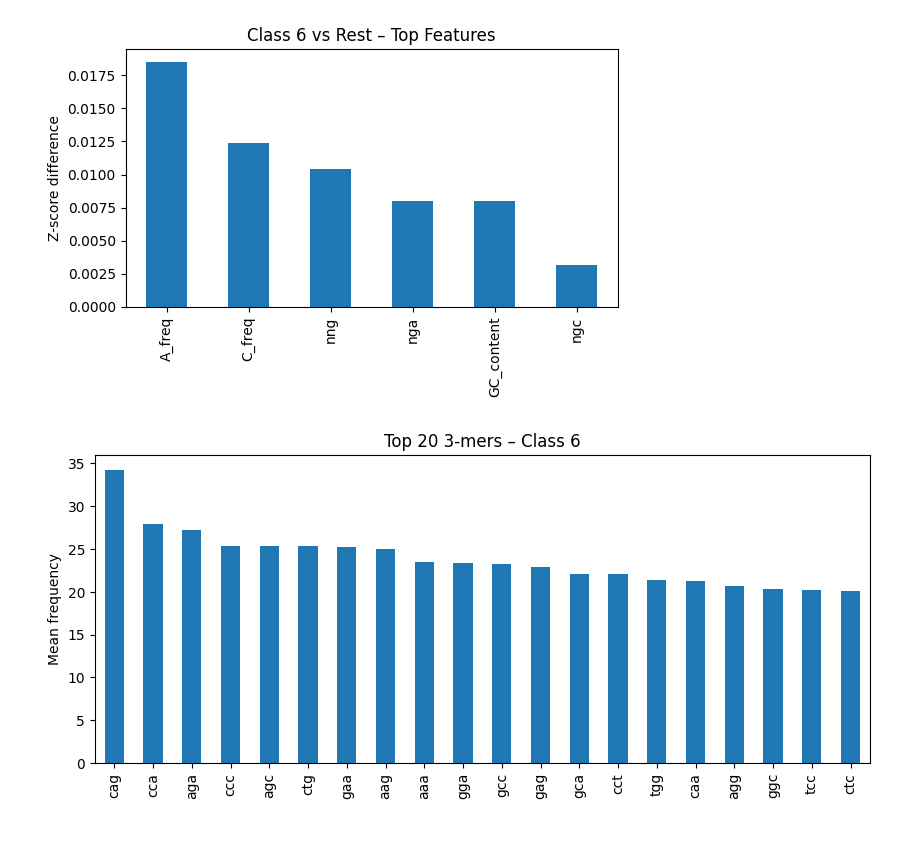
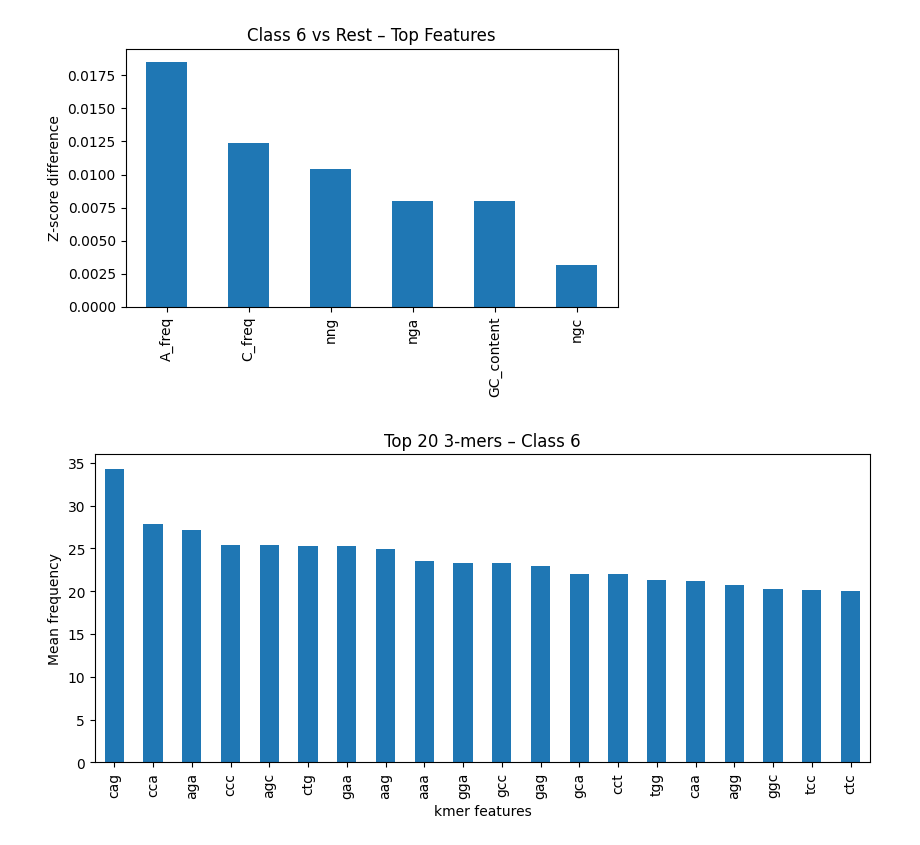
Before and after one commit to YamenNahhas/my-data-project, a Jupyter notebook: notebooks/DNA classification/Human Data Sequnence.ipynb, the cells around one changed output. Cells and saved outputs as stored; diff of their text form; code cells hidden in the pictures.

Commit message:
changes by visualization

```diff
--- a/notebooks/DNA classification/Human Data Sequnence.ipynb
+++ b/notebooks/DNA classification/Human Data Sequnence.ipynb
@@ -422,12 +422,13 @@ plt.tight_layout()
 # %%
 kmer_feats = [f for f in mean_features.columns if len(f) == 3]
 
-mean_kmer_6 = mean_features.loc[6][kmer_feats].sort_values(ascending=False).iloc[:20]
+mean_kmer_6 = mean_features.loc[6, kmer_feats].sort_values(ascending=False).iloc[:20]
 
 mean_kmer_6.plot(kind="bar", figsize=(10,4))
 plt.title("Top 20 3-mers – Class 6")
 plt.ylabel("Mean frequency")
 plt.xticks(rotation=90)
+plt.xlabel('kmer features')
 plt.show()
 # %% [output]
-[figure, old version]
+[figure, new version]
```
Also changed, not shown: parts of 1 cell of this notebook.
